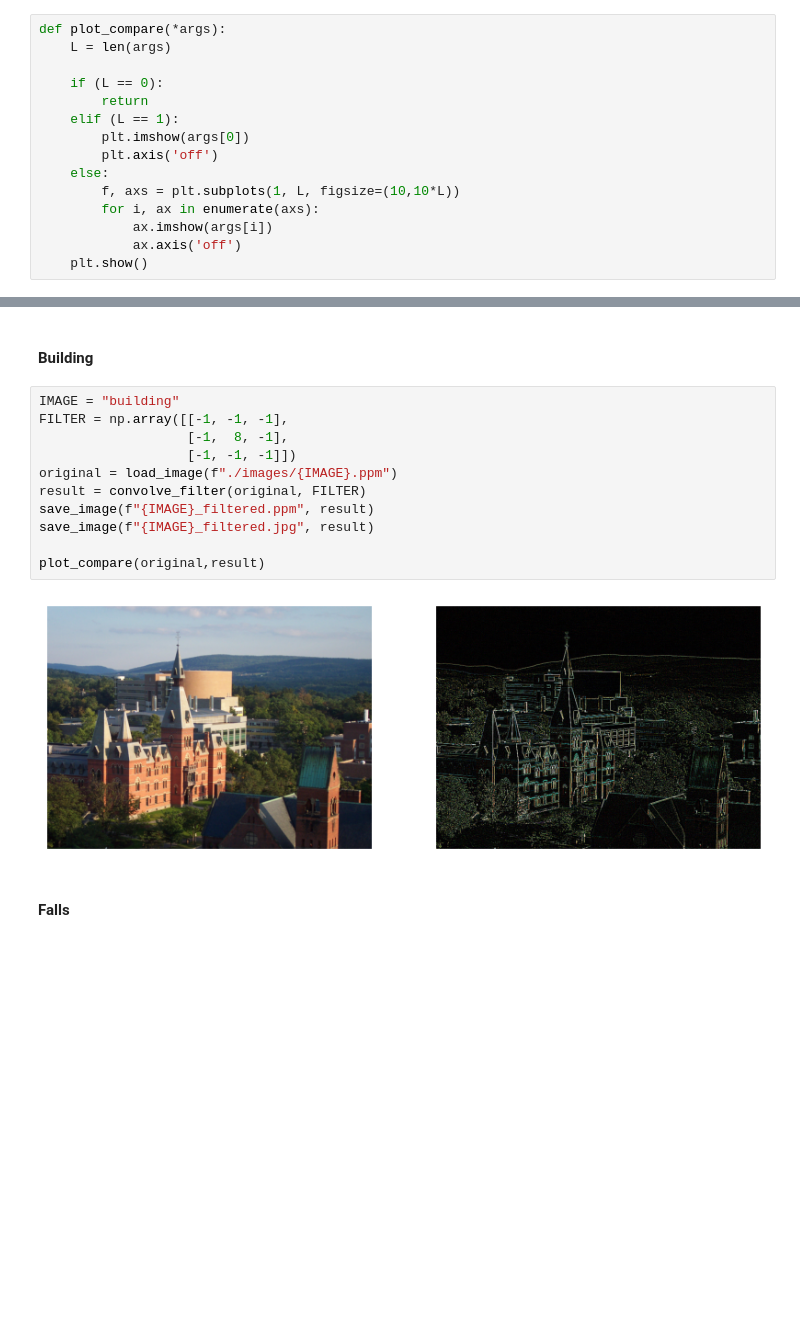
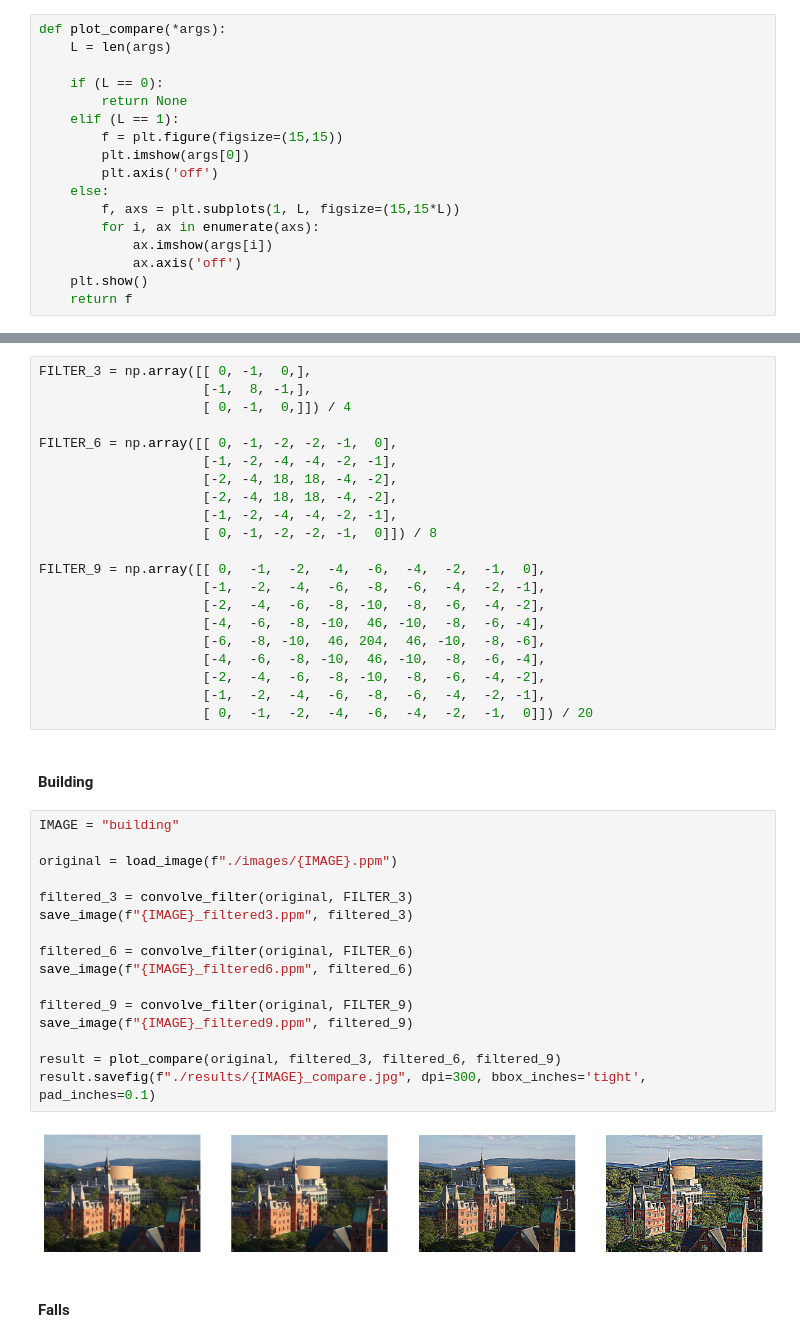
Before and after one commit to TaigoI/ComputerVision, a Jupyter notebook: List1/Item2/main.ipynb, the cells around one changed output, grey strips where cells are left out. Saved outputs shown, nothing was run; the diff lists cells and outputs as text; blank space fills up the shorter version.

```diff
--- a/List1/Item2/main.ipynb
+++ b/List1/Item2/main.ipynb
@@ -15,16 +15,18 @@ def plot_compare(*args):
     L = len(args)
 
     if (L == 0):
-        return
+        return None
     elif (L == 1):
+        f = plt.figure(figsize=(15,15))
         plt.imshow(args[0])
         plt.axis('off')
     else:
-        f, axs = plt.subplots(1, L, figsize=(10,10*L))
+        f, axs = plt.subplots(1, L, figsize=(15,15*L))
         for i, ax in enumerate(axs):
             ax.imshow(args[i])
             ax.axis('off')
     plt.show()
+    return f
 # %%
 def convolve_filter(image, FILTER):
     N = len(FILTER)
@@ -49,17 +52,43 @@ imagem resultante no disco em formato PPM. Você não pode usar a OpenCV em nenh
+# %%
+FILTER_3 = np.array([[ 0, -1,  0,],
+                     [-1,  8, -1,],
+                     [ 0, -1,  0,]]) / 4
+
+FILTER_6 = np.array([[ 0, -1, -2, -2, -1,  0],
+                     [-1, -2, -4, -4, -2, -1],
+                     [-2, -4, 18, 18, -4, -2],
+                     [-2, -4, 18, 18, -4, -2],
+                     [-1, -2, -4, -4, -2, -1],
+                     [ 0, -1, -2, -2, -1,  0]]) / 8
+
+FILTER_9 = np.array([[ 0,  -1,  -2,  -4,  -6,  -4,  -2,  -1,  0],
+                     [-1,  -2,  -4,  -6,  -8,  -6,  -4,  -2, -1],
+                     [-2,  -4,  -6,  -8, -10,  -8,  -6,  -4, -2],
+                     [-4,  -6,  -8, -10,  46, -10,  -8,  -6, -4],
+                     [-6,  -8, -10,  46, 204,  46, -10,  -8, -6],
+                     [-4,  -6,  -8, -10,  46, -10,  -8,  -6, -4],
+                     [-2,  -4,  -6,  -8, -10,  -8,  -6,  -4, -2],
+                     [-1,  -2,  -4,  -6,  -8,  -6,  -4,  -2, -1],
+                     [ 0,  -1,  -2,  -4,  -6,  -4,  -2,  -1,  0]]) / 20
 # %% [markdown]
 #### Building
-# %%
-IMAGE = "building"
-FILTER = np.array([[-1, -1, -1],
-                   [-1,  8, -1],
-                   [-1, -1, -1]])
-original = load_image(f"./images/{IMAGE}.ppm")
-result = convolve_filter(original, FILTER)
-save_image(f"{IMAGE}_filtered.ppm", result)
-save_image(f"{IMAGE}_filtered.jpg", result)
-
-plot_compare(original,result)
-# %% [output]
-[figure, removed]
+# %%
+IMAGE = "building"
+
+original = load_image(f"./images/{IMAGE}.ppm")
+
+filtered_3 = convolve_filter(original, FILTER_3)
+save_image(f"{IMAGE}_filtered3.ppm", filtered_3)
+
+filtered_6 = convolve_filter(original, FILTER_6)
+save_image(f"{IMAGE}_filtered6.ppm", filtered_6)
+
+filtered_9 = convolve_filter(original, FILTER_9)
+save_image(f"{IMAGE}_filtered9.ppm", filtered_9)
+
+result = plot_compare(original, filtered_3, filtered_6, filtered_9)
+result.savefig(f"./results/{IMAGE}_compare.jpg", dpi=300, bbox_inches='tight', pad_inches=0.1)
+# %% [output]
+[figure, added]
 # %% [markdown]
 #### Falls
```
Also changed, not shown: parts of 7 cells of this notebook, 37 other files.
